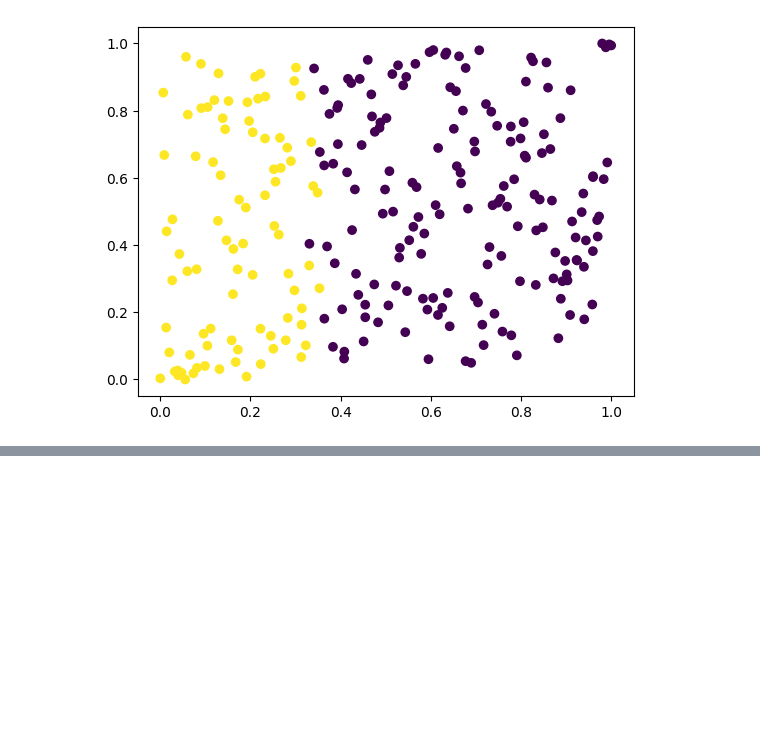
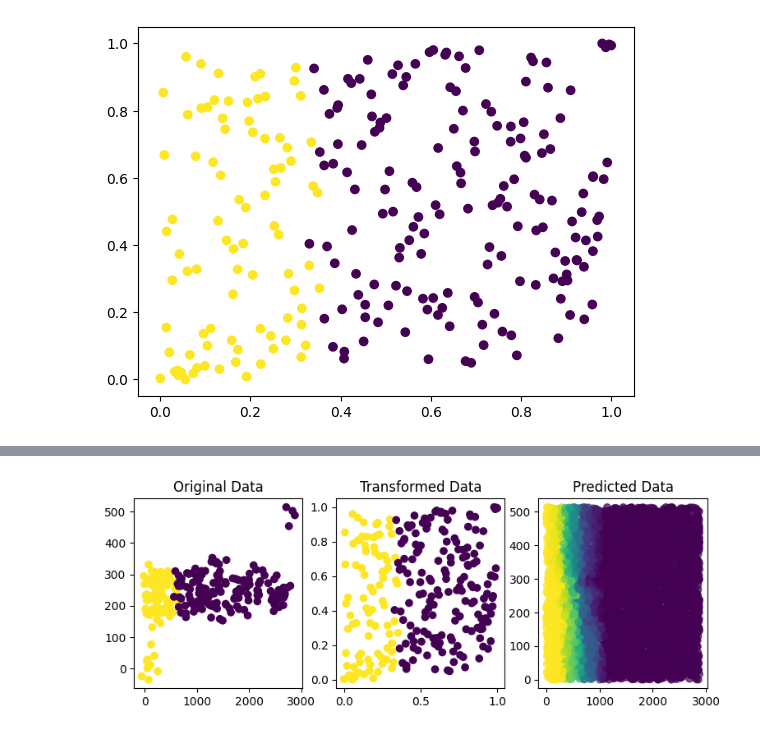
Before and after one commit to yamini-nirwan/Learning-Python, a Jupyter notebook: scikit-learn/scikitlearn.ipynb, the cells around one changed output, grey strips where cells are left out. Drawn from its saved outputs; the diff is of its cells as text; code cells hidden in the pictures; blank space fills up the shorter version.

Commit message:
scikit-learn-preprocessing

```diff
--- a/scikit-learn/scikitlearn.ipynb
+++ b/scikit-learn/scikitlearn.ipynb
@@ -96,5 +100,5 @@ import matplotlib.pylab as plt
 # %%
-df = pd.read_csv("D:\dev\Learning-Python\drawndata1.csv")
+df = pd.read_csv("D:\dev\Learning-Python\scikit-learn\drawndata1.csv")
 df.head(3)
 # %% [output]
 |  | x | y | z |
@@ -127,21 +148,29 @@ plt.scatter(X_new[:, 0], X_new[:, 1], c=y)
 # %%
 def plot_output(scaler):
+
+
     pipe = Pipeline([
         ('scale', scaler),
-        ('model', KNeighborsClassifier(n_neighbors=20, weights='distance'))
+        ('model', KNeighborsClassifier(n_neighbors=20, weights='distance')) #weights='distance'→ closer neighbors count more strongly than farther ones.
     ])
 
     pred = pipe.fit(X, y).predict(X)
+    """
+    # Train the Pipeline:
+    # fit(X, y): fits the scaler, scales the data, trains the KNN model
+    # predict(X): predicts labels for the training data
+   """
+    plt.figure(figsize=(9, 3))  #3 side-by-side plots.
+    plt.subplot(131)
+    plt.scatter(X[:, 0], X[:, 1], c=y) #c=y → color points according to class labels
+    plt.title("Original Data")
 
-    plt.figure(figsize=(9, 3))
-    plt.subplot(131)
-    plt.scatter(X[:, 0], X[:, 1], c=y)
-    plt.title("Original Data")
     plt.subplot(132)
     X_tfm = scaler.transform(X)
     plt.scatter(X_tfm[:, 0], X_tfm[:, 1], c=y)
     plt.title("Transformed Data")
     plt.subplot(133)
+
     X_new = np.concatenate([
         np.random.uniform(0, X[:, 0].max(), (5000, 1)),
         np.random.uniform(0, X[:, 1].max(), (5000, 1))
@@ -155,0 +198,4 @@ NameError: name 'KNeighborsClassifier' is not defined
+# %%
+plot_output(scaler=QuantileTransformer(n_quantiles=100))
+# %% [output]
+[figure, added]
```
Also changed, not shown: parts of 6 cells of this notebook.
